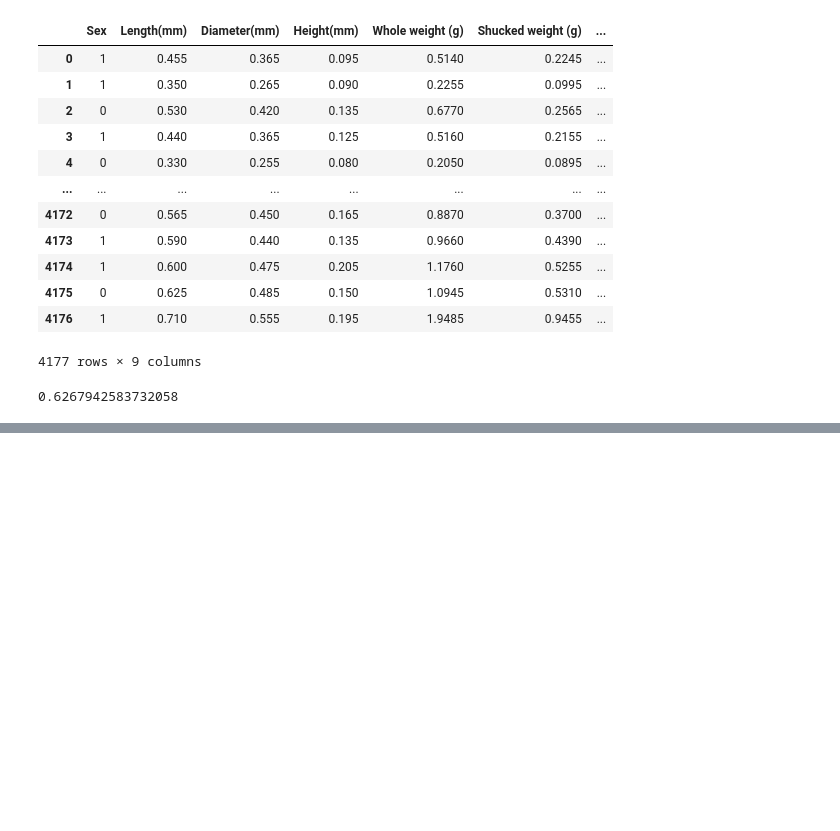
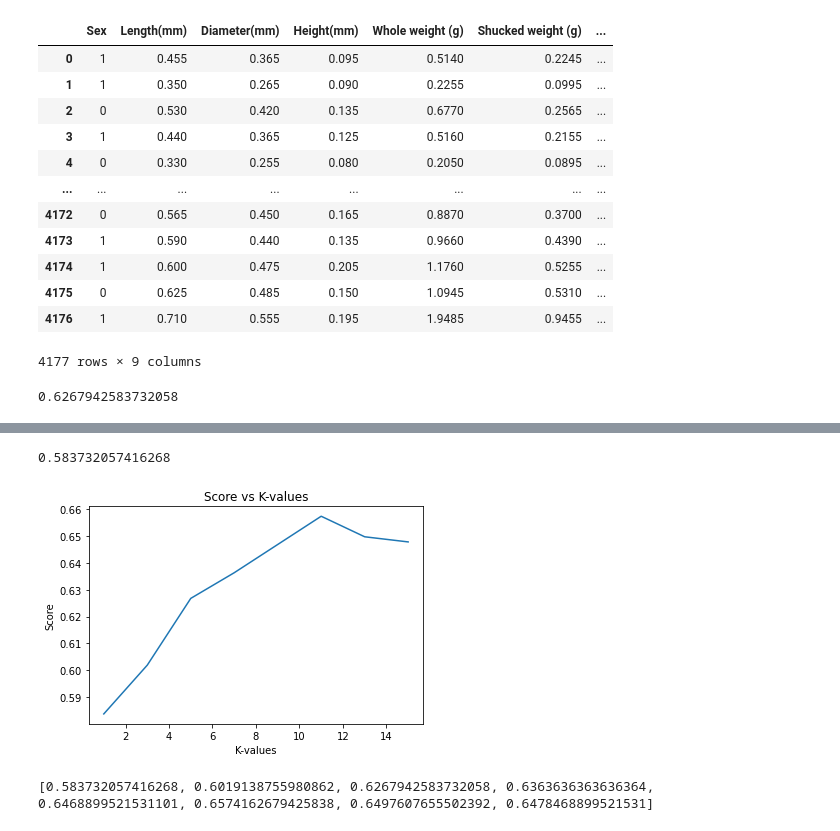
Before and after one commit to hjoaquim/psn-fs-js-hj, a Jupyter notebook: a3.ipynb, the cells around one changed output, grey strips where cells are left out. Cells and saved outputs as stored; diff of their text form; code cells hidden in the pictures; blank space fills up the shorter version.

```diff
--- a/a3.ipynb
+++ b/a3.ipynb
@@ -5,5 +8,5 @@ from sklearn.neighbors import KNeighborsClassifier
 # %%
-path = r'C:\Users\utilizador\Documents\a_hjoaquim\a_semestre2-5oano\PSn\abalone.csv'
+path = r'C:\Users\utilizador\Documents\a_hjoaquim\a_semestre2-5oano\PSn\pratica\guia-3\abalone.csv'
 df = pd.read_csv(path)
 # %%
 df
@@ -163,0 +230,28 @@ TypeError: int() argument must be a string, a bytes-like object or a number, not
+# %%
+knn = KNeighborsClassifier(n_neighbors=1)
+knn.fit(X_train,y_train)
+knn.score(X_test,y_test)
+
+# It's normal to lose in the score metric, since we're trying to perform
+# the same classification base only on the nearest neighbout.
+# Althoug, we're only losing about 5%, wich is quite impressive since we were using K=5.
+# Maybe, this suggest that the ideal K number should be between 1 and 5 and thus we can
+# have the ideal balance between score and performance.
+# Additional note: perform classifications with K=1 looks to risky.
+# %% [output]
+0.583732057416268
+# %%
+def doKNN(K):
+    knn = KNeighborsClassifier(n_neighbors = K)
+    knn.fit(X_train,y_train)
+    return knn.score(X_test,y_test)
+# %%
+listK = [ i for i in range(0,16) if i%2 != 0 ]
+scoreArray = [ doKNN(i) for i in listK ]
+
+plt.plot(listK, scoreArray); plt.xlabel('K-values'); plt.ylabel('Score'); plt.title('Score vs K-values')
+plt.show()
+print(scoreArray)
+# %% [output]
+[figure, added]
+[0.583732057416268, 0.6019138755980862, 0.6267942583732058, 0.6363636363636364, 0.6468899521531101, 0.6574162679425838, 0.6497607655502392, 0.6478468899521531]
```
Also changed, not shown: parts of 8 cells of this notebook.
